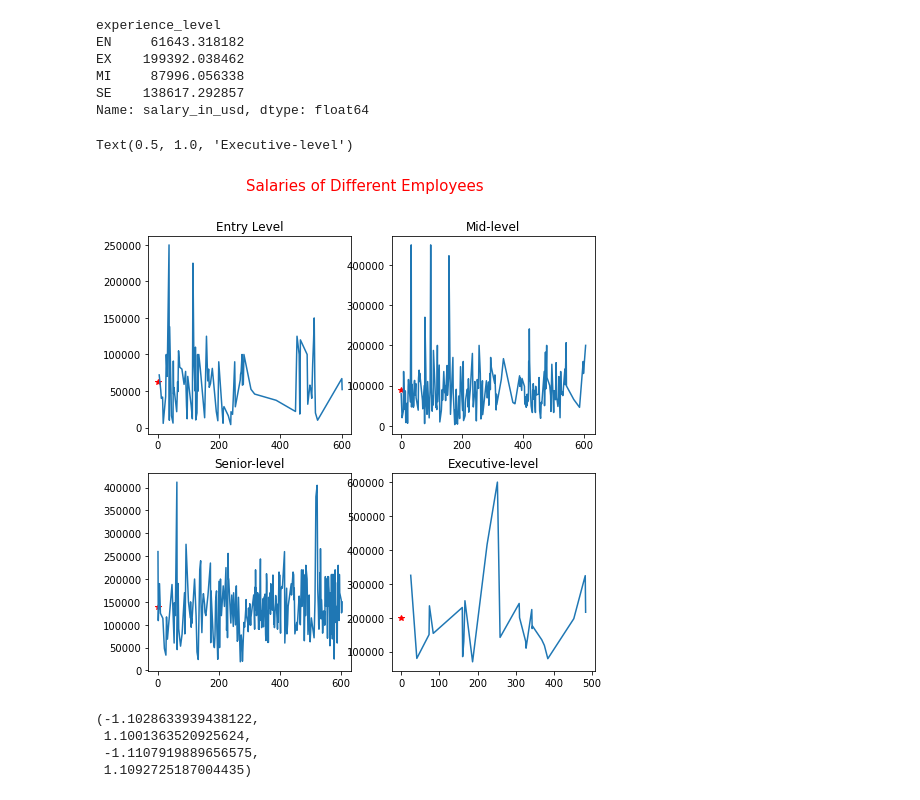
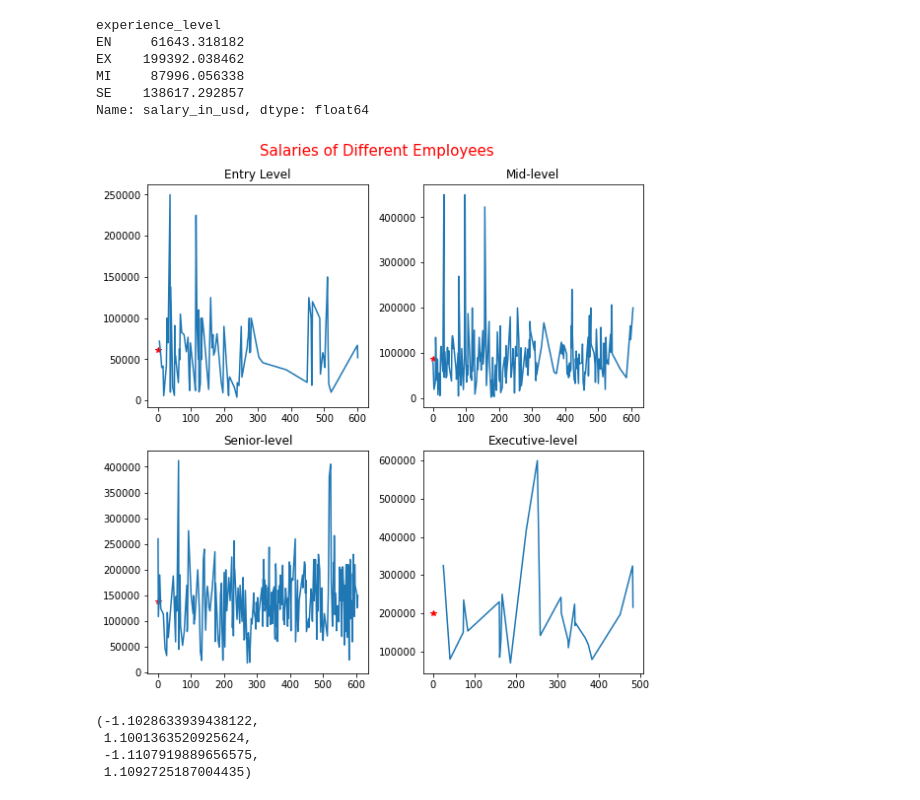
Before and after one commit to Shusmoy108/Data-Mining, a Jupyter notebook: HW01.ipynb, the cells around one changed output. Saved outputs shown, nothing was run; the diff lists cells and outputs as text; code cells hidden in the pictures.

```diff
--- a/HW01.ipynb
+++ b/HW01.ipynb
@@ -405,29 +402,29 @@ Name: salary_in_usd, dtype: float64
 # %%
 en= salary_data.loc[salary_data['experience_level'] == "EN"]
 mi= salary_data.loc[salary_data['experience_level'] == "MI"]
 ex= salary_data.loc[salary_data['experience_level'] == "EX"]
 se= salary_data.loc[salary_data['experience_level'] == "SE"]
 plt.figure(figsize=(8, 8))
 plt.suptitle("Salaries of Different Employees", fontsize=15, color='red')
 plt.subplot(221)
 plt.plot([0], [en['salary_in_usd'].mean()],"*",color="r",)
 plt.plot(en.index,en['salary_in_usd'])
 plt.title("Entry Level")
 plt.subplot(222)
 plt.plot([0], [mi['salary_in_usd'].mean()],"*",color="r",)
 plt.plot(mi.index,mi['salary_in_usd'])
 plt.title("Mid-level")
 plt.subplot(223)
 plt.plot([0], [se['salary_in_usd'].mean()],"*",color="r",)
 plt.plot(se.index,se['salary_in_usd'])
 plt.title("Senior-level")
 plt.subplot(224)
 plt.plot([0], [ex['salary_in_usd'].mean()],"*",color="r",)
 plt.plot(ex.index,ex['salary_in_usd'])
 plt.title("Executive-level")
+plt.tight_layout()
 # %% [output]
-Text(0.5, 1.0, 'Executive-level')
-[figure, old version]
+[figure, new version]
 # %%
 #plt.pie([en["salary_in_usd"].mean(),mi["salary_in_usd"].mean(),se["salary_in_usd"].mean(),ex["salary_in_usd"].mean()],labels=["Entry-level", "Mid-level","Senior-level", "Executive-level"], autopct="%0.2f%%")
 plt.pie([en["salary_in_usd"].sum(),mi["salary_in_usd"].sum(),se["salary_in_usd"].sum(),ex["salary_in_usd"].sum()],labels=["Entry-level", "Mid-level","Senior-level", "Executive-level"], autopct="%0.2f%%")
```
Also changed, not shown: parts of 19 cells of this notebook.
